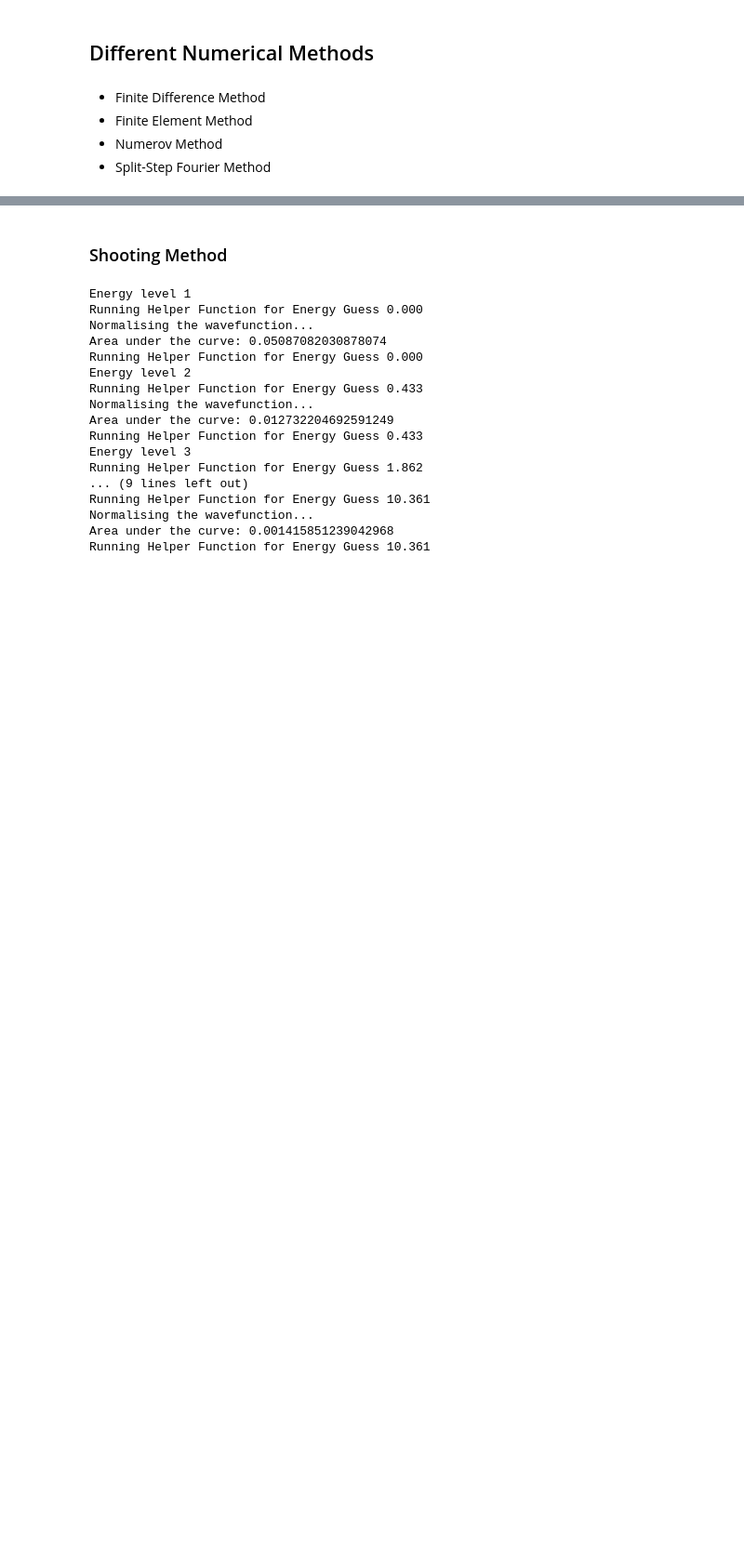
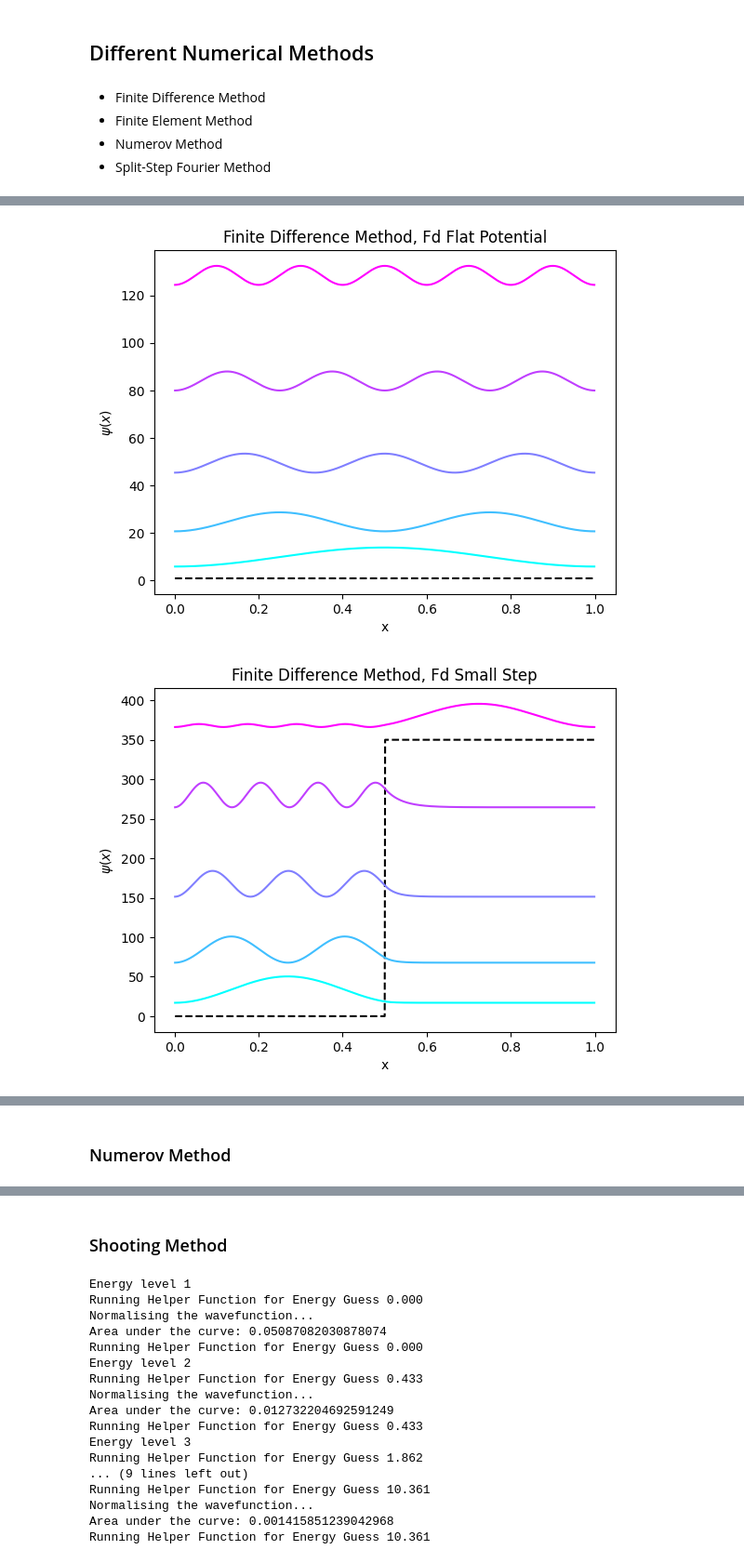
Before and after one commit to LFW25/PHYS512-Computational_Physics, a Jupyter notebook: Project/Schrodinger_Numerical.ipynb, the cells around one changed output, grey strips where cells are left out. Shown at 93% size. Saved outputs shown, nothing was run; the diff lists cells and outputs as text; code cells hidden in the pictures; blank space fills up the shorter version.

Commit message:
Completed Numerov Method

```diff
--- a/Project/Schrodinger_Numerical.ipynb
+++ b/Project/Schrodinger_Numerical.ipynb
@@ -164,7 +230,7 @@ import numpy as np
 import matplotlib.pyplot as plt
 from scipy.linalg import eigh
 
-def finite_difference(potential_func, N, num_plots = 4, plot = True):
+def finite_difference(potential_func, N, num_plots = 4, plot = True, scale = 1):
         '''
         Solves the Schrodinger equation using the finite difference method
         and plots the results.
@@ -214,13 +280,17 @@ def finite_difference(potential_func, N, num_plots = 4, plot = True):
 
                 plt.figure(1)
                 plt.title(f"Finite Difference Method, {plot_title}")
-                plt.plot(x[1:-1], U, 'k-')
+                plt.plot(x[1:-1], U, 'k--')
+
+                # Set limits for any infinite potential wells
+                if "Infinite" in plot_title:
+                        plt.ylim(0, 300)
 
                 for i in range(num_plots):
+                        cur_psi = psi.T[i]**2
                         I = np.sum(psi.T[i]**2 * dx)
                         A = np.sqrt(1/I)
-                        plt.plot(xp, (2*A*psi.T[i])**2 + E[i], color = colors[i])
-                plt.grid()
+                        plt.plot(xp, (scale*A*psi.T[i])**2 + E[i], color = colors[i])
                 plt.xlabel('x')
                 plt.ylabel('$\psi(x)$')
                 plt.show()
@@ -236,0 +297,9 @@ finite_difference(infinite_potential_well, 1000, 6)
+# %%
+finite_difference(FD_flat_potential, 1000, 5, scale = 2)
+finite_difference(FD_small_step, 1000, 5, scale = 3)
+finite_difference(FD_complex_step_potential, 1000, 5, scale = 2)
+finite_difference(FD_infinite_potential_well, 1000, 5, scale = 3)
+finite_difference(FD_V_shaped__potential_well, 1000, 5, scale = 2.5)
+# %% [output]
+[figure, added]
+[figure, added]
@@ -236,0 +309,2 @@ finite_difference(infinite_potential_well, 1000, 6)
+# %% [markdown]
+### Numerov Method
```
Also changed, not shown: parts of 14 cells of this notebook.
